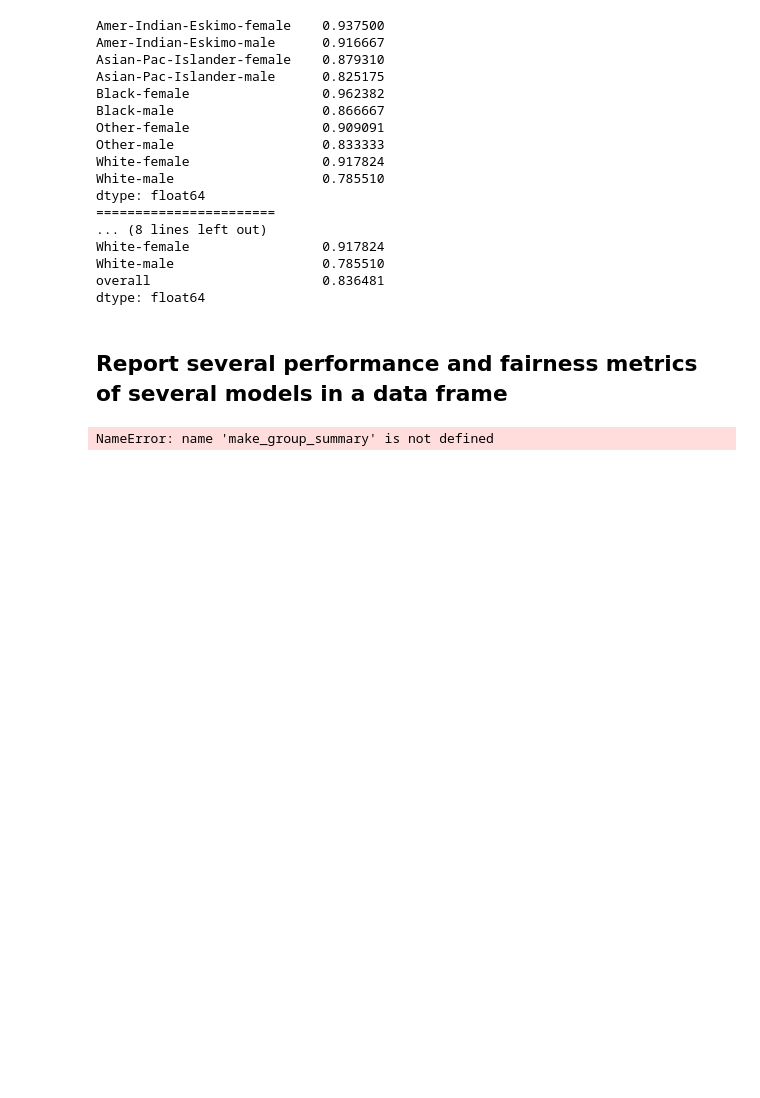
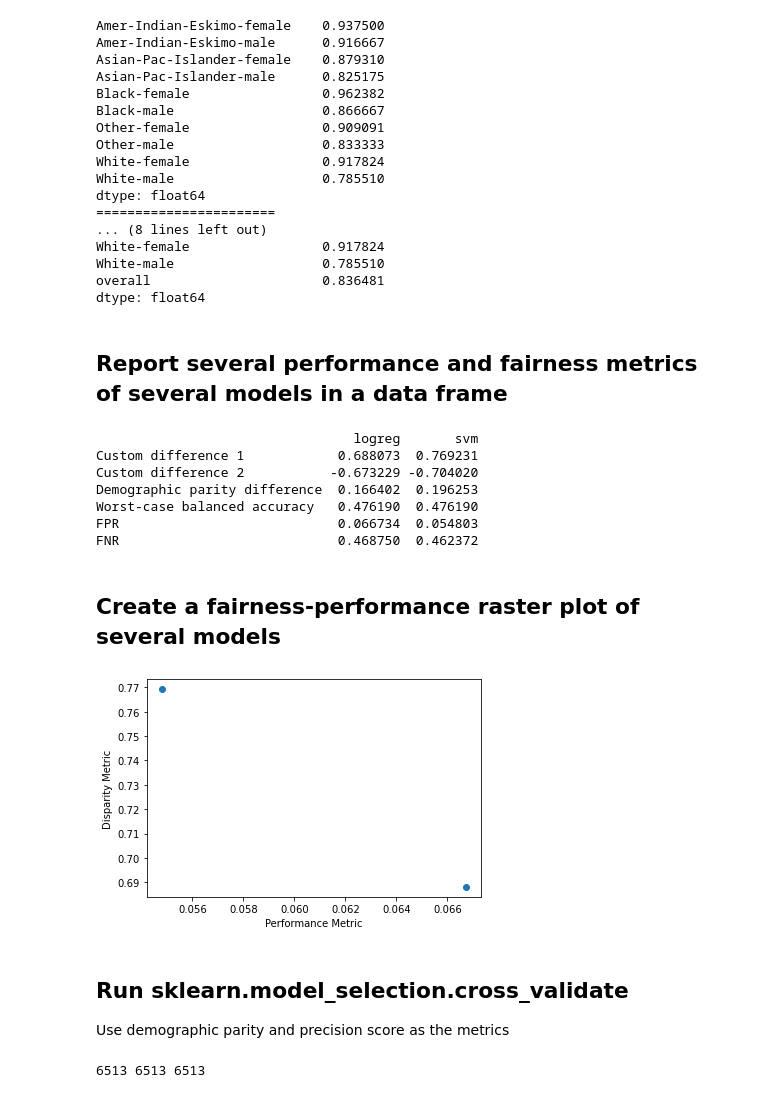
Before and after one commit to fairlearn/fairlearn-proposals, a Jupyter notebook: api/Metrics API Samples.ipynb, the cells around one changed output. Cells and saved outputs as stored; diff of their text form; code cells hidden in the pictures; blank space fills up the shorter version.

```diff
--- a/api/Metrics API Samples.ipynb
+++ b/api/Metrics API Samples.ipynb
@@ -172,31 +166,52 @@ frame_o = result.to_def() # Not sure how to handle adding the extra 'overall' ro
 ## Report several performance and fairness metrics of several models in a data frame
 # %%
 # Current
+fb_s = lambda y_t, y_p: fbeta_score(y_t, y_p, beta=0.5)
 custom_difference1 = make_derived_metric(
     difference_from_summary,
-    make_group_summary(fbeta_score, beta=0.5))
+    make_metric_group_summary(fb_s))
 
-def custom_difference2(y_true, y_pred, sf):
-    bunch = group_summary(fbeta_score, y_true, y_pred, sf, beta=0.5)
+def custom_difference2(y_true, y_pred, sensitive_features):
+    bunch = group_summary(fbeta_score, y_true, y_pred, sensitive_features=sensitive_features, beta=0.5)
     frame = pd.Series(bunch.by_group)
-    return (frame-frame['B']).min()
+    return (frame-frame['White']).min()
 
 fairness_metrics = {
-    'Custom difference 1': custom_difference,
+    'Custom difference 1': custom_difference1,
+    'Custom difference 2': custom_difference2,
     'Demographic parity difference': demographic_parity_difference,
-    'Worst-case balanced accuracy': balanced_accuracy_group_min}
-perfomance_metrics = {
+    'Worst-case balanced accuracy': balanced_accuracy_score_group_min}
+performance_metrics = {
     'FPR': false_positive_rate,
     'FNR': false_negative_rate}
 predictions_by_estimator = {
-    'logreg': y_pred_lr,
-    'svm': y_pred_svm}
+    'logreg': Y_pred_lr,
+    'svm': Y_pred_svm}
 
 df = pd.DataFrame()
 for pred_key, y_pred in predictions_by_estimator.items():
     for fairm_key, fairm in fairness_metrics.items():
-        df.loc[fairm_key, pred_key] = fairm(y_true, y_pred, sf)
+        df.loc[fairm_key, pred_key] = fairm(Y_test, y_pred, sensitive_features=A_test['Race'])
     for perfm_key, perfm in performance_metrics.items():
-        df.loc[perfm_key, pred_key] = perfm(y_true, y_pred)
+        df.loc[perfm_key, pred_key] = perfm(Y_test, y_pred)
+
+print(df)
 # %% [output]
-NameError: name 'make_group_summary' is not defined
+                                 logreg       svm
+Custom difference 1            0.688073  0.769231
+Custom difference 2           -0.673229 -0.704020
+Demographic parity difference  0.166402  0.196253
+Worst-case balanced accuracy   0.476190  0.476190
+FPR                            0.066734  0.054803
+FNR                            0.468750  0.462372
+# %%
+# Proposed
+custom_difference1 = make_derived_metric('difference', fbeta_score, parms={'beta', 0.5})
+
+def custom_difference2(y_true, y_pred, sensitive_features):
+    tmp = GroupedMetric(fbeta_score, y_true, y_pred, sensitive_features=sensitive_features, parms={'beta':0.5})
+    return tmp.differences(relative_to='group', group='White', aggregate='min')
+
+# The remainder as before
+# %% [markdown]
+## Create a fairness-performance raster plot of several models
@@ -202,0 +221,15 @@ NameError: name 'make_group_summary' is not defined
+# %%
+# Current
+my_disparity_metric=custom_difference1
+my_performance_metric=false_positive_rate
+
+xs = [my_performance_metric(Y_test, y_pred) for y_pred in predictions_by_estimator.values()]
+ys = [my_disparity_metric(Y_test, y_pred, sensitive_features=A_test['Race'])
+      for y_pred in predictions_by_estimator.values()]
+
+plt.scatter(xs,ys)
+plt.xlabel('Performance Metric')
+plt.ylabel('Disparity Metric')
+plt.show()
+# %% [output]
+[figure, added]
@@ -202,0 +240,11 @@ NameError: name 'make_group_summary' is not defined
+# %% [markdown]
+## Run sklearn.model_selection.cross_validate
+
+Use demographic parity and precision score as the metrics
+# %%
+from sklearn.model_selection import cross_validate
+from sklearn.metrics import make_scorer, precision_score
+
+print(len(A_test['Race']), len(Y_test), len(X_test))
+# %% [output]
+6513 6513 6513
```
Also changed, not shown: parts of 6 cells of this notebook.
